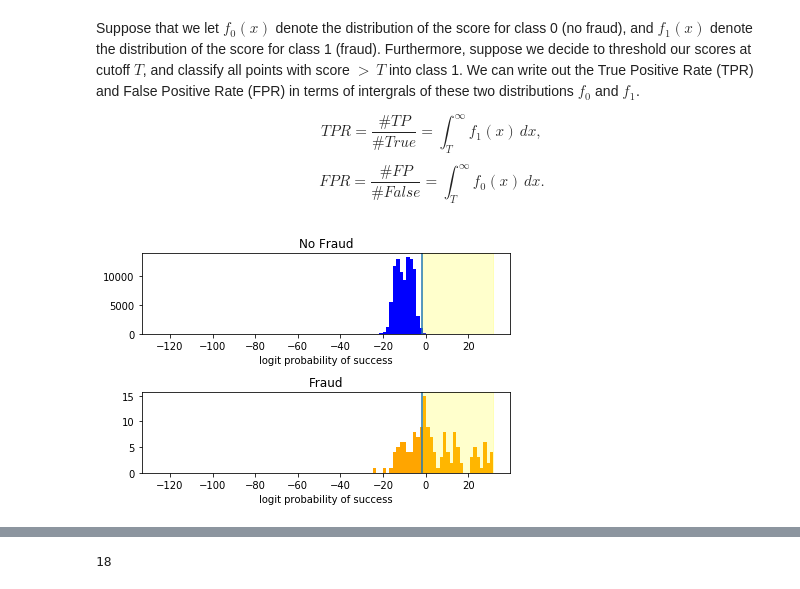
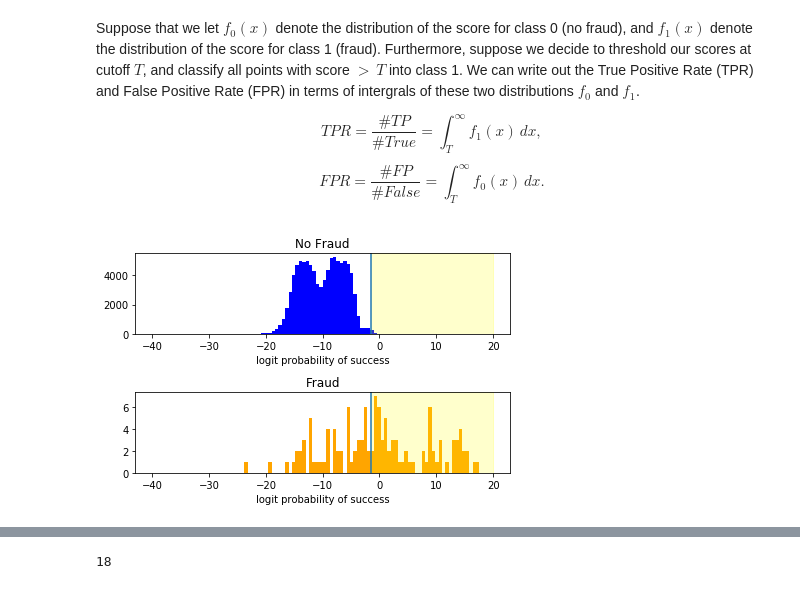
Before and after one commit to brookemm/CreditCardFraud, a Jupyter notebook: creditcardfraud.ipynb, the cells around one changed output, grey strips where cells are left out. Cells and saved outputs as stored; diff of their text form; code cells hidden in the pictures.

Commit message:
Added images

```diff
--- a/creditcardfraud.ipynb
+++ b/creditcardfraud.ipynb
@@ -278,32 +308,33 @@ with score $> \, T$ into class 1. We can write out the True Positive Rate (TPR)
 $$TPR = \frac{\#TP}{\#True} = \int_T^\infty f_1(x)\,dx,$$
 $$FPR = \frac{\#FP}{\#False} = \int_T^\infty f_0(x)\,dx.$$
 # %%
-x_range = [np.min(test_prob_logit), np.max(test_prob_logit)]
+x_range = [-40, 20]
 colors = ["blue","orange"]
 titles = ["No Fraud", "Fraud"]
 fig, axs = plt.subplots(nrows = 2)
 for i, ax in enumerate(axs):
     ax.hist(test_prob_logit[y_test == i],
         bins = 100,
         range = x_range,
         color = colors[i])
     ax.set(title = titles[i],
         xlabel = "logit probability of success")
     ax.axvline(-1.5)
     ax.axvspan(-1.5,x_range[1], alpha=0.2, color='yellow')
 fig.tight_layout()
+plt.savefig("PredProbaHistSeptall.png")
 
 # Redraw our two histograms, this time adding in a vertical line at T = -1.5.
 
 # The shaded region in the first graphic ("No Fraud") corresponds to False Positive observations
 # (observations that were labeled positive but were actually negative)
 # and the proportion of observations in this graphic in this region is the FPR.
 
 #The shaded region in the second graphic ("Fraud") corresponds to True Positive observations
 # (observations that were labeled positive but were actually negative),
 # and the proportion of observations in this graphic in this region is the TPR.
 # %% [output]
-[figure, old version]
+[figure, new version]
 # %%
 # It is convenient to think about our score in terms of these class distributions.
 # We can also write out the Area Under the Curve (AUC) in terms of an integral involving the TPR and FPR as functions of T.
```
Also changed, not shown: parts of 29 cells of this notebook, 11 other files.
